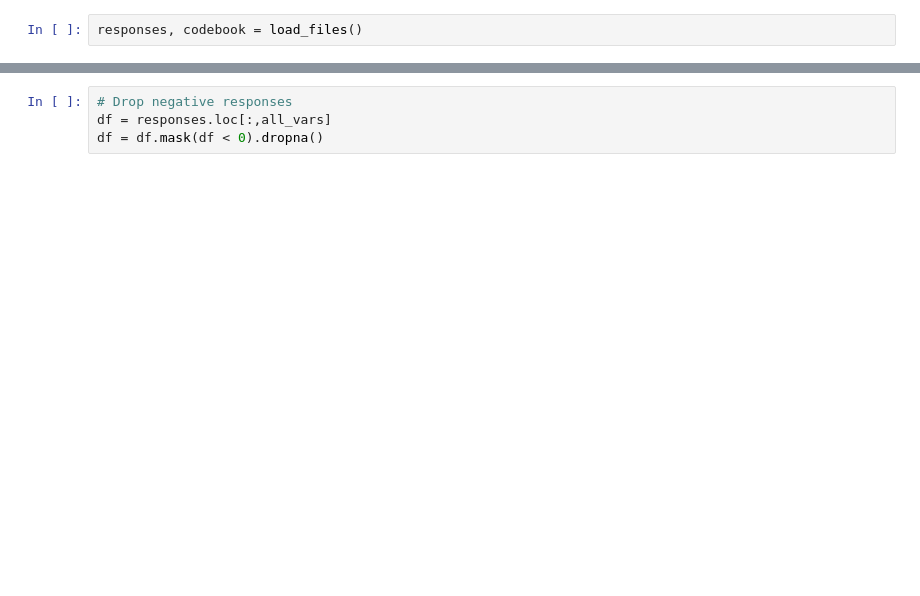
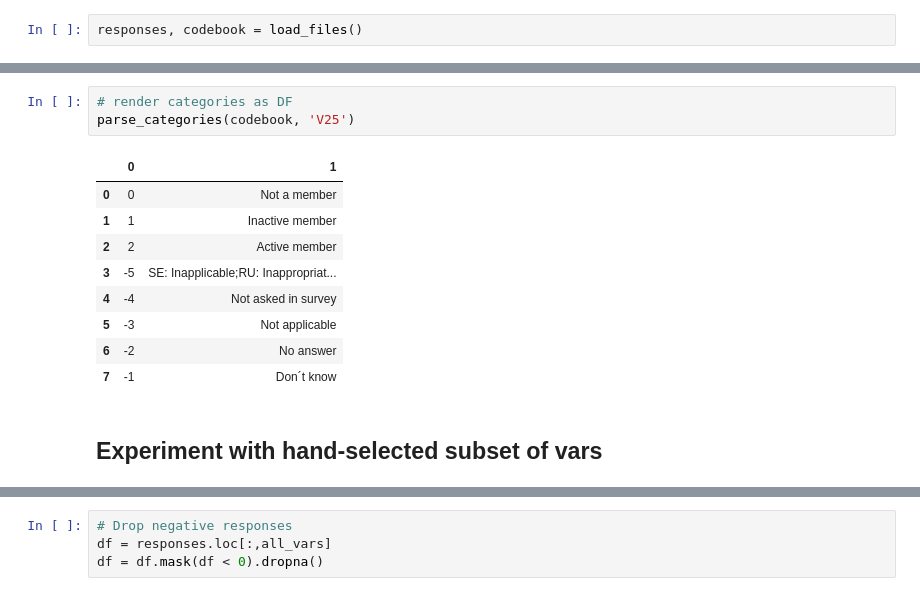
Before and after one commit to dustinmichels/bayesian-values-guesser, a Jupyter notebook: bayes.ipynb, the cells around one changed output, grey strips where cells are left out. Cells and saved outputs as stored; diff of their text form; blank space fills up the shorter version.

```diff
--- a/bayes.ipynb
+++ b/bayes.ipynb
@@ -38,0 +61,15 @@ all_vars = {
+# %%
+# render categories as DF
+parse_categories(codebook, 'V25')
+# %% [output]
+|  | 0 | 1 |
+| 0 | 0 | Not a member |
+| 1 | 1 | Inactive member |
+| 2 | 2 | Active member |
+| 3 | -5 | SE: Inapplicable;RU: Inappropriat... |
+| 4 | -4 | Not asked in survey |
+| 5 | -3 | Not applicable |
+| 6 | -2 | No answer |
+| 7 | -1 | Don´t know |
+# %% [markdown]
+## Experiment with hand-selected subset of vars
```
Also changed, not shown: parts of 49 cells of this notebook, 5 other files.
